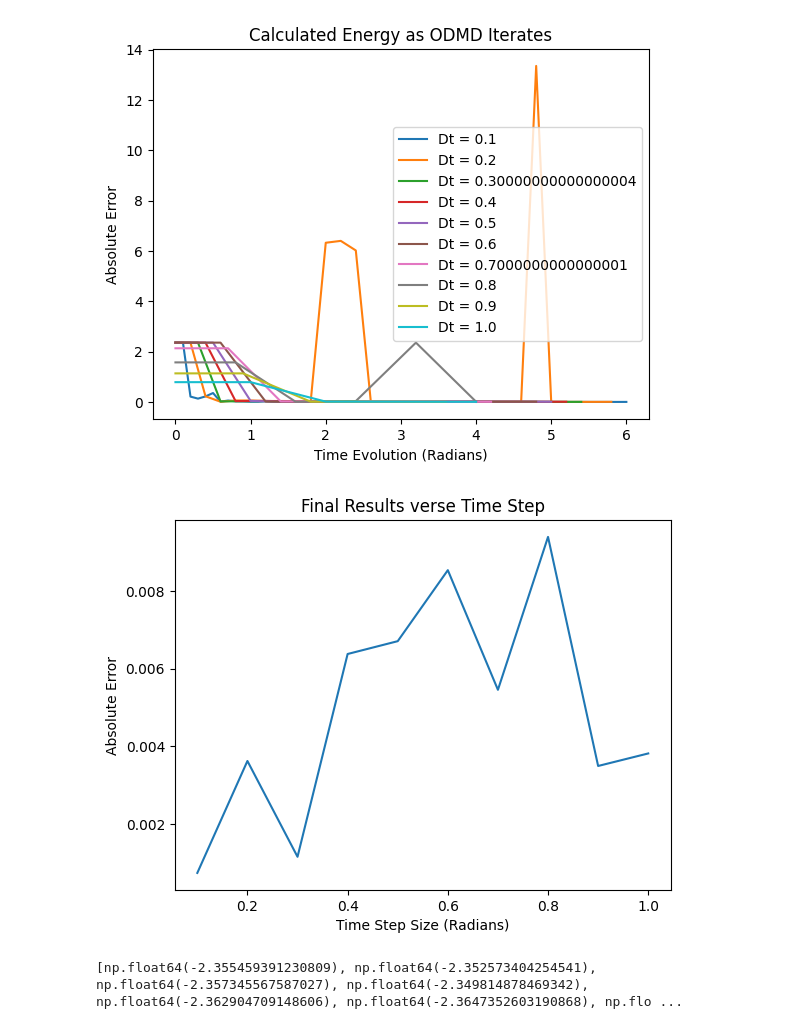
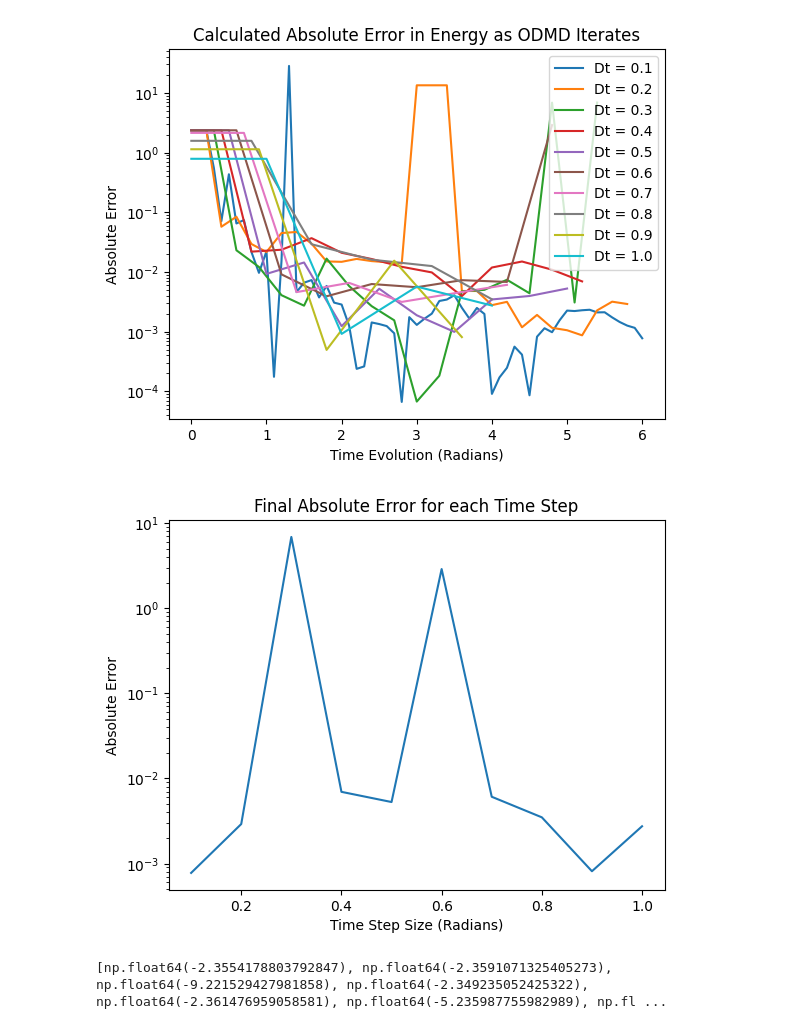
Before and after one commit to Quantum-Linear-Algebra/ODMD, a Jupyter notebook: ODMD.ipynb, the cells around one changed output. Saved outputs shown, nothing was run; the diff lists cells and outputs as text; code cells hidden in the pictures.

Commit message:
updated graphs

```diff
--- a/ODMD.ipynb
+++ b/ODMD.ipynb
@@ -235,7 +235,7 @@ def ODMD(ham, Dt, noise_threshold, K = 3, alpha = 1/2, est_E_0s = [], g=0):
 #     qpy.dump(qcs, file)
 # %%
 g = 4
-Ham = create_hamiltonian(2, g)
+Ham = create_hamiltonian(3, g)
 trials = []
 time_steps = np.linspace(.1, 1, num=10)
 print(time_steps)
@@ -266,24 +266,27 @@ k = 0
 # %%
 real_E_0 = -abs(np.linalg.eigvals(Ham)[0].real)
 for i in range(len(trials)):
     err = [abs(w-real_E_0) for w in trials[i]]
-    plt.plot(np.arange(0, 2*pi, time_steps[i])[0:len(trials[i])], err, label = 'Dt = '+str(time_steps[i]))
-plt.title("Calculated Energy as ODMD Iterates")
+    plt.plot(np.arange(0, 2*pi, time_steps[i])[0:len(trials[i])], err, label = 'Dt = '+str(round(time_steps[i]*10)/10))
+plt.title("Calculated Absolute Error in Energy as ODMD Iterates")
 plt.ylabel("Absolute Error")
 plt.xlabel("Time Evolution (Radians)")
 plt.legend()
 # plt.ylim([0,.5])
-# plt.savefig("Dt_vs_time.png")
+plt.yscale('log')
+plt.savefig("Absolute_Error_in_Energy.png")
 plt.show()
 
-plt.title("Final Results verse Time Step")
+plt.title("Final Absolute Error for each Time Step")
 plt.xlabel("Time Step Size (Radians)")
 plt.ylabel("Absolute Error")
+plt.yscale('log')
 plt.plot(time_steps, [abs(real_E_0-i) for i in results])
 # plt.ylim([-abs(np.linalg.eigvals(Ham)[0].real)+.5,-abs(np.linalg.eigvals(Ham)[0].real)-.5])
+plt.savefig("Final_Absolute_Error_Time_Step.png")
 plt.show()
 print(results)
 # %% [output]
-[figure, old version]
+[figure, new version]
-[figure, old version]
+[figure, new version]
-[np.float64(-2.355459391230809), np.float64(-2.352573404254541), np.float64(-2.357345567587027), np.float64(-2.349814878469342), np.float64(-2.362904709148606), np.float64(-2.3647352603190868), np.flo ...
+[np.float64(-2.3554178803792847), np.float64(-2.3591071325405273), np.float64(-9.221529427981858), np.float64(-2.349235052425322), np.float64(-2.361476959058581), np.float64(-5.235987755982989), np.fl ...
```
Also changed, not shown: parts of 1 cell of this notebook.
